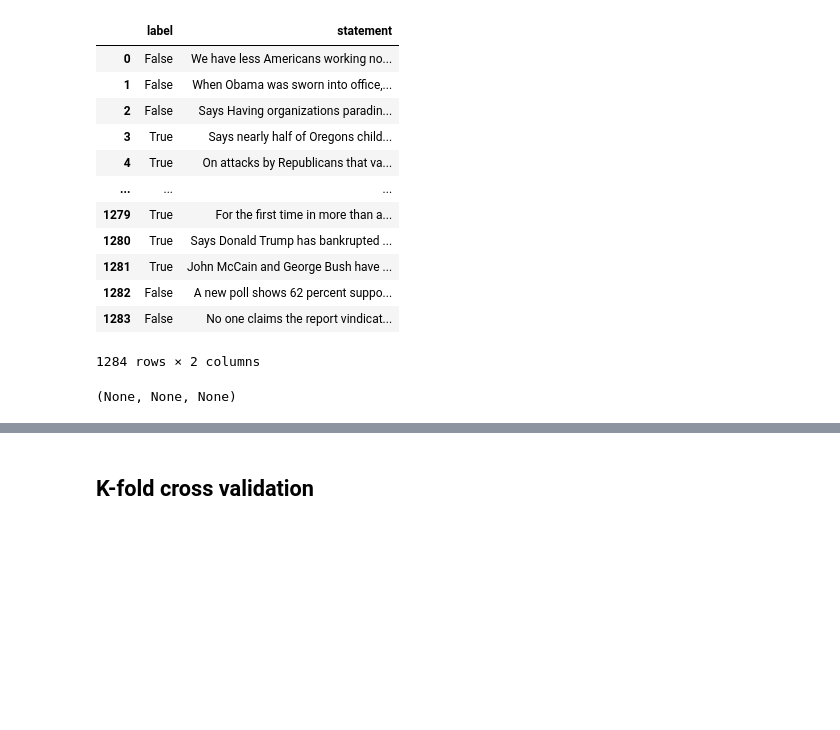
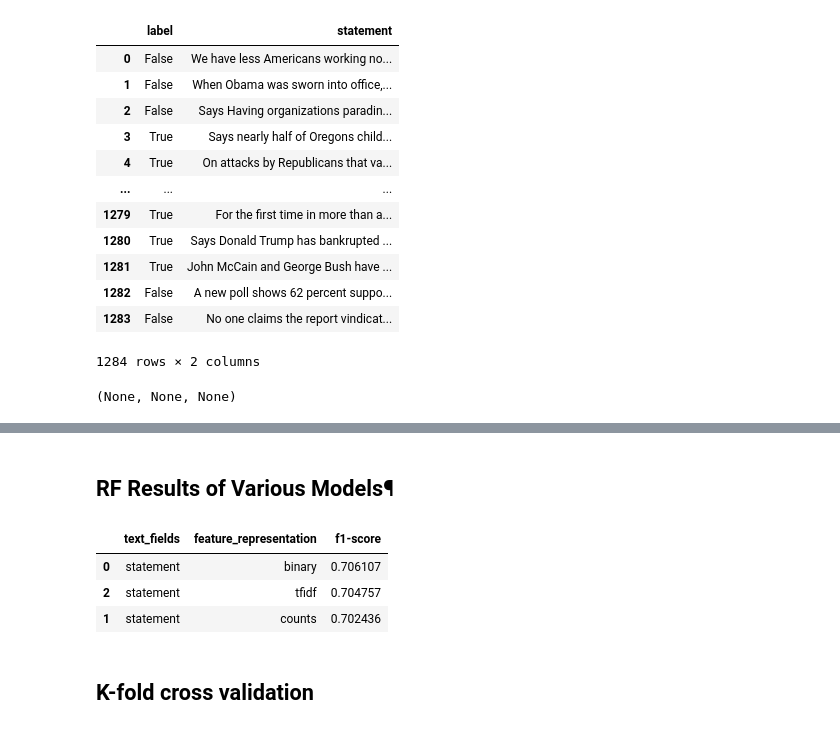
Before and after one commit to kiranrawat/Detecting-Fake-News-On-Social-Media, a Jupyter notebook: notebooks/Modeling.ipynb, the cells around one changed output, grey strips where cells are left out. Cells and saved outputs as stored; diff of their text form; code cells hidden in the pictures; blank space fills up the shorter version.

```diff
--- a/notebooks/Modeling.ipynb
+++ b/notebooks/Modeling.ipynb
@@ -273,0 +458,9 @@ So, we have merged all three datasets (train, test & val) together, so that we c
+# %%
+field='statement'
+feature_reps=['binary','counts','tfidf']
+rf_results=[]
+rf_clf = RandomForestClassifier(n_estimators=1000)
+
+for feature_rep in feature_reps:
+        model,transformer,score,confusion,report=train_model(rf_clf,train_val,field=field,feature_rep=feature_rep)
+        rf_results.append([field,feature_rep,score])
@@ -274,3 +483,13 @@ So, we have merged all three datasets (train, test & val) together, so that we c
+# %% [markdown]
+## RF Results of Various Models¶
+# %%
+rf_df_results=pd.DataFrame(rf_results,columns=['text_fields','feature_representation','f1-score'])
+rf_df_results.sort_values(by=['f1-score'],ascending=False)
+# %% [output]
+|  | text_fields | feature_representation | f1-score |
+| 0 | statement | binary | 0.706107 |
+| 2 | statement | tfidf | 0.704757 |
+| 1 | statement | counts | 0.702436 |
 # %% [markdown]
 ## K-fold cross validation
 # %%
```
Also changed, not shown: parts of 59 cells of this notebook, 2 other files.
